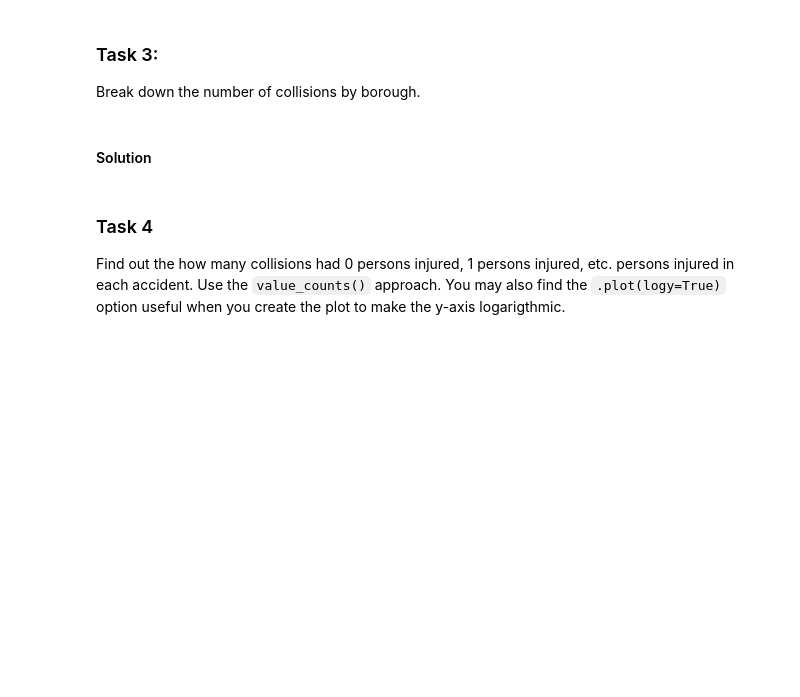
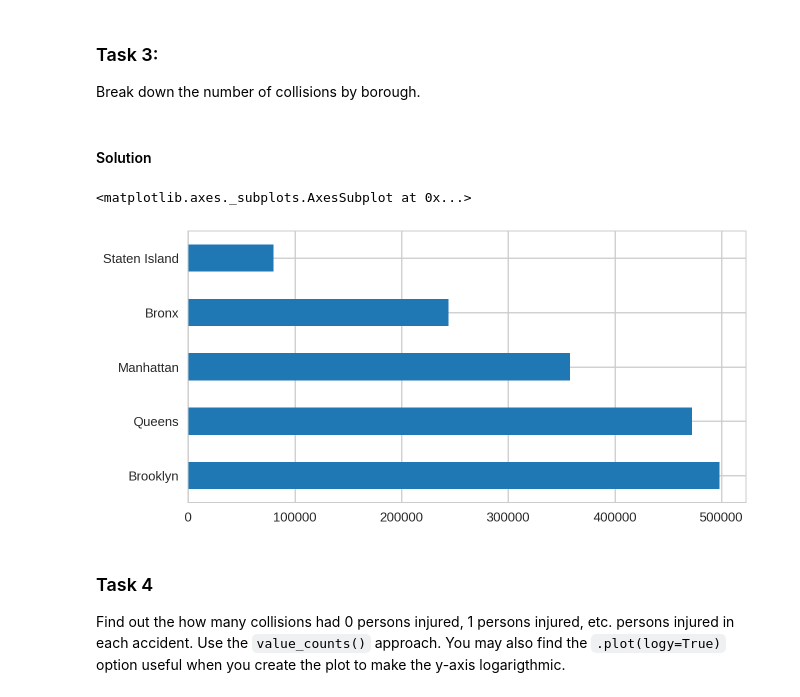
Before and after one commit to ipeirotis/dealing_with_data, a Jupyter notebook: 03-Pandas/A2-Introduction_to_Pandas-NYPD_Vehicle_Collisions.ipynb, the cells around one changed output. Cells and saved outputs as stored; diff of their text form; code cells hidden in the pictures; blank space fills up the shorter version.

```diff
--- a/03-Pandas/A2-Introduction_to_Pandas-NYPD_Vehicle_Collisions.ipynb
+++ b/03-Pandas/A2-Introduction_to_Pandas-NYPD_Vehicle_Collisions.ipynb
@@ -33,0 +60,8 @@ df = pd.read_csv("accidents.csv", low_memory=False)
+# %%
+# This query returns back the collisions table
+sql = '''
+	SELECT *
+  FROM collisions
+'''
+c = pd.read_sql(sql, con=mysql_conn)
+c
@@ -54,7 +153,10 @@ Break down the number of collisions by borough.
 #### Solution
 # %%
 # Task 3: Break down the number of collisions by borough.
-df['BOROUGH'].value_counts().plot(kind='barh', figsize=(10,5))
+c['BOROUGH'].value_counts().plot(kind='barh', figsize=(10,5))
+# %% [output]
+<matplotlib.axes._subplots.AxesSubplot at 0x...>
+[figure, added]
 # %% [markdown]
 ### Task 4
 
```
Also changed, not shown: parts of 27 cells of this notebook.
